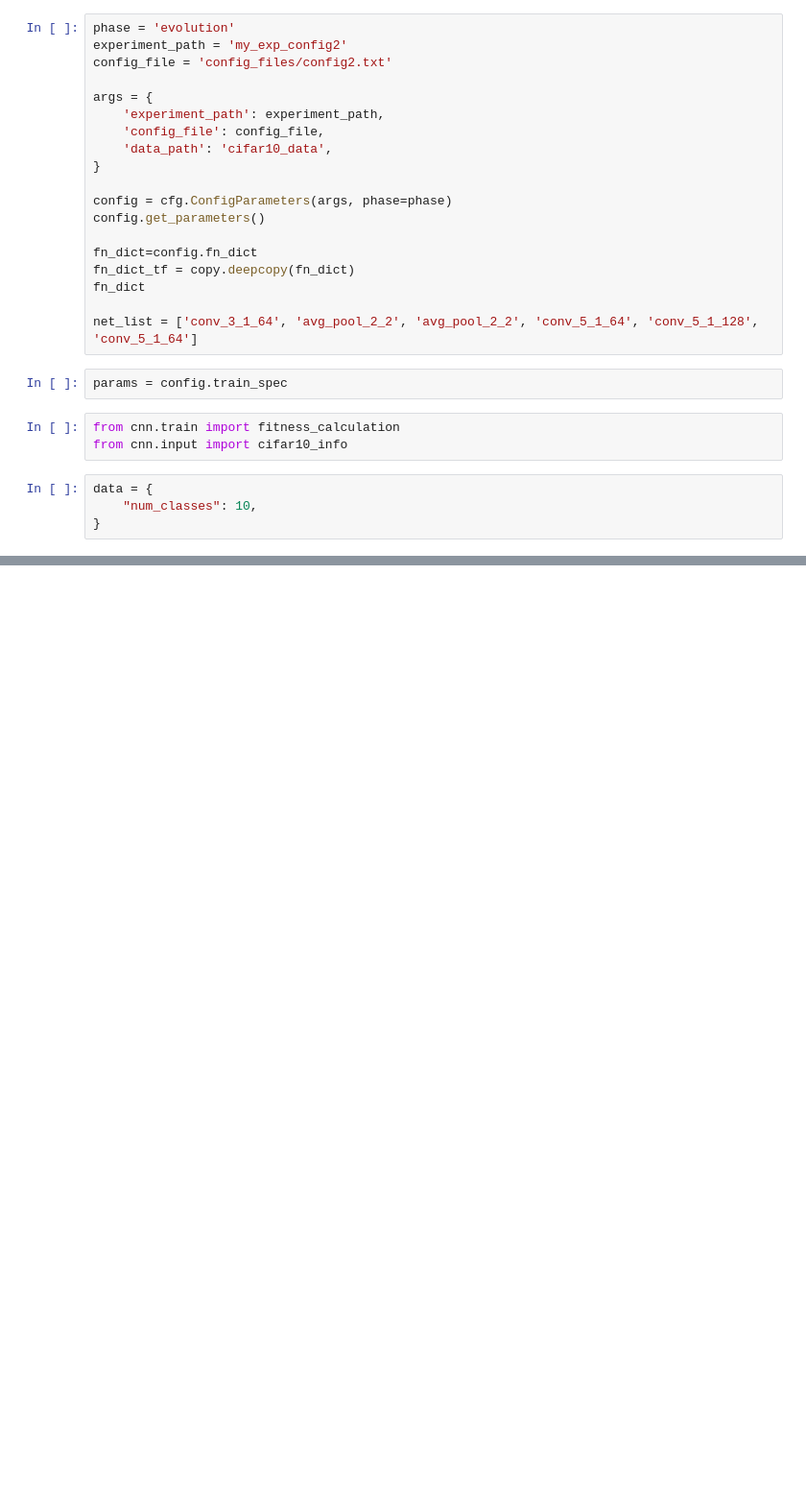
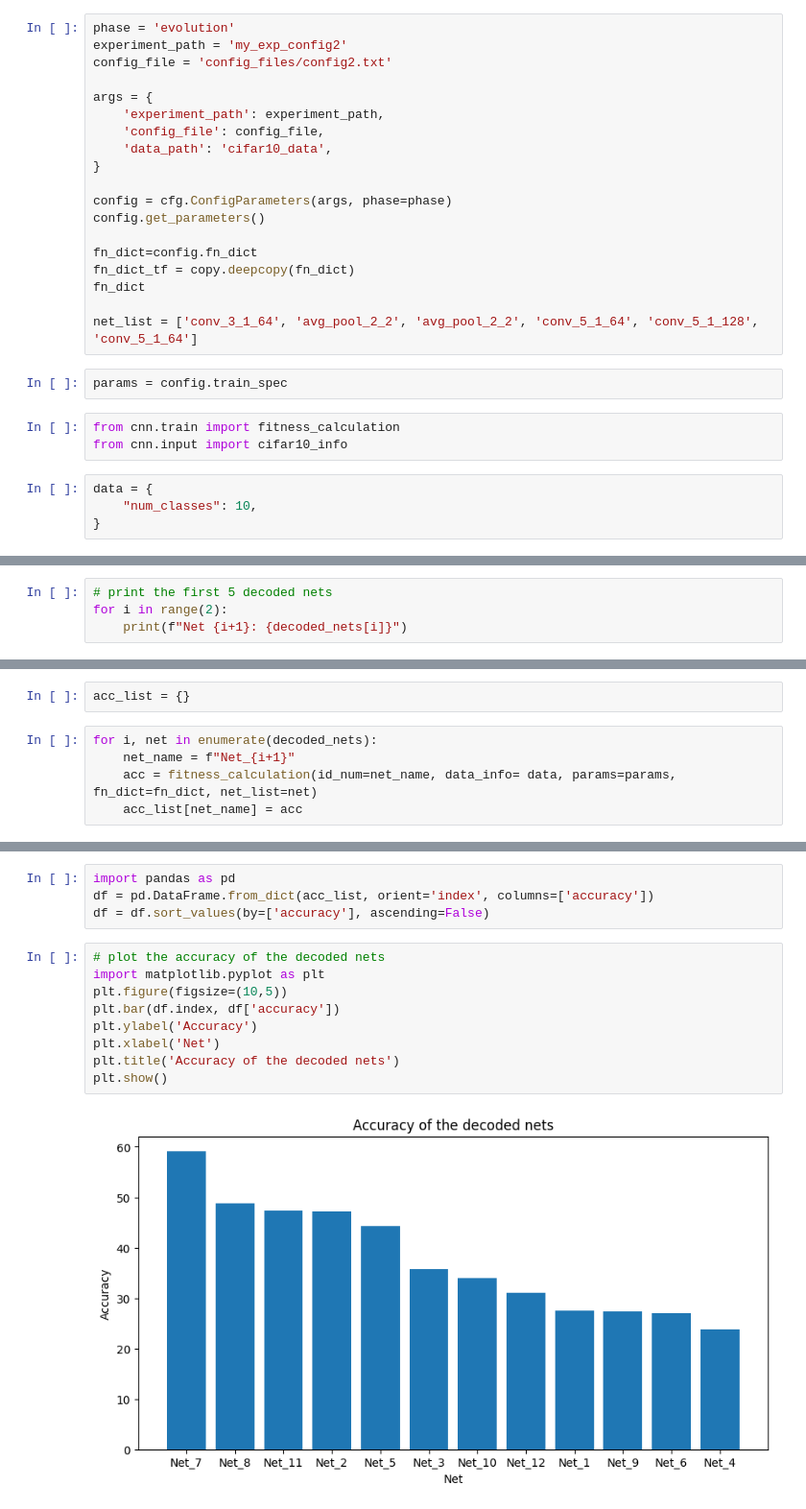
Before and after one commit to DiegoPaezA/qnas_torch, a Jupyter notebook: test_cnn.ipynb, the cells around one changed output, grey strips where cells are left out. Shown at 96% size. Drawn from its saved outputs; the diff is of its cells as text; blank space fills up the shorter version.

```diff
--- a/test_cnn.ipynb
+++ b/test_cnn.ipynb
@@ -412,0 +399,4 @@ Training time: 1.5482389171918234 minutes
+# %%
+# print the first 5 decoded nets
+for i in range(2):
+    print(f"Net {i+1}: {decoded_nets[i]}")
@@ -412,0 +406,7 @@ Training time: 1.5482389171918234 minutes
+# %%
+acc_list = {}
+# %%
+for i, net in enumerate(decoded_nets):
+    net_name = f"Net_{i+1}"
+    acc = fitness_calculation(id_num=net_name, data_info= data, params=params, fn_dict=fn_dict, net_list=net)
+    acc_list[net_name] = acc
@@ -412,0 +537,15 @@ Training time: 1.5482389171918234 minutes
+# %%
+import pandas as pd
+df = pd.DataFrame.from_dict(acc_list, orient='index', columns=['accuracy'])
+df = df.sort_values(by=['accuracy'], ascending=False)
+# %%
+# plot the accuracy of the decoded nets
+import matplotlib.pyplot as plt
+plt.figure(figsize=(10,5))
+plt.bar(df.index, df['accuracy'])
+plt.ylabel('Accuracy')
+plt.xlabel('Net')
+plt.title('Accuracy of the decoded nets')
+plt.show()
+# %% [output]
+[figure, added]
```
Also changed, not shown: parts of 6 cells of this notebook.
